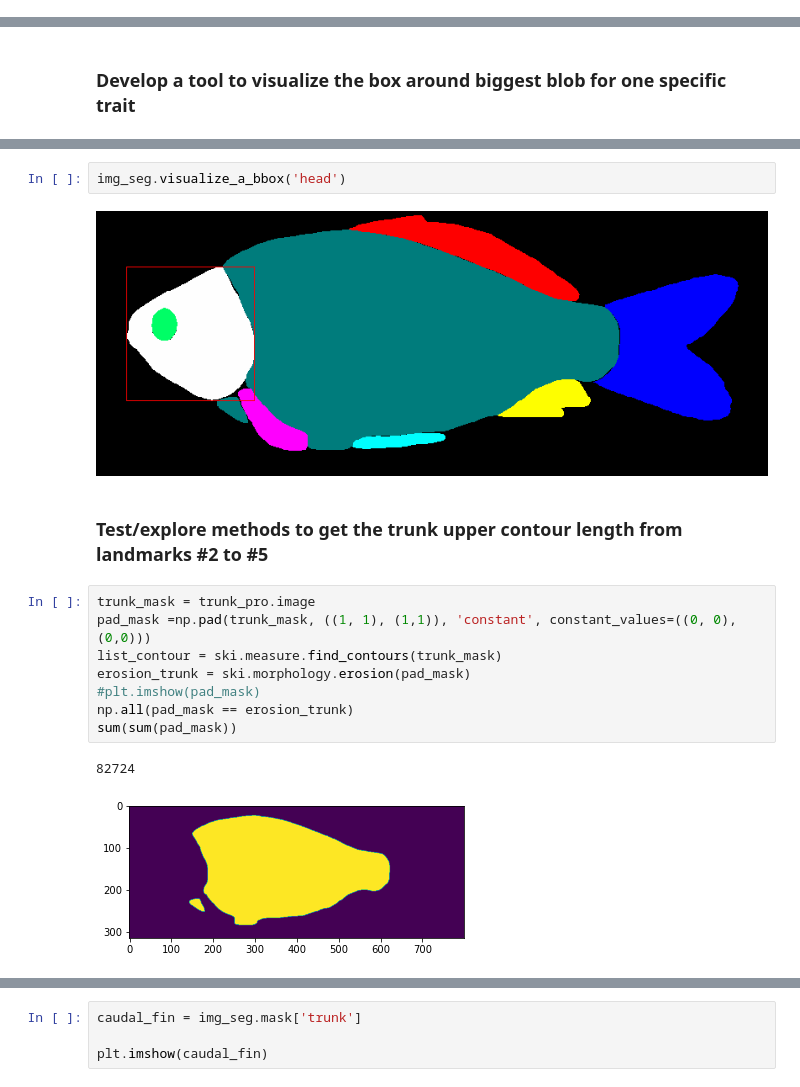
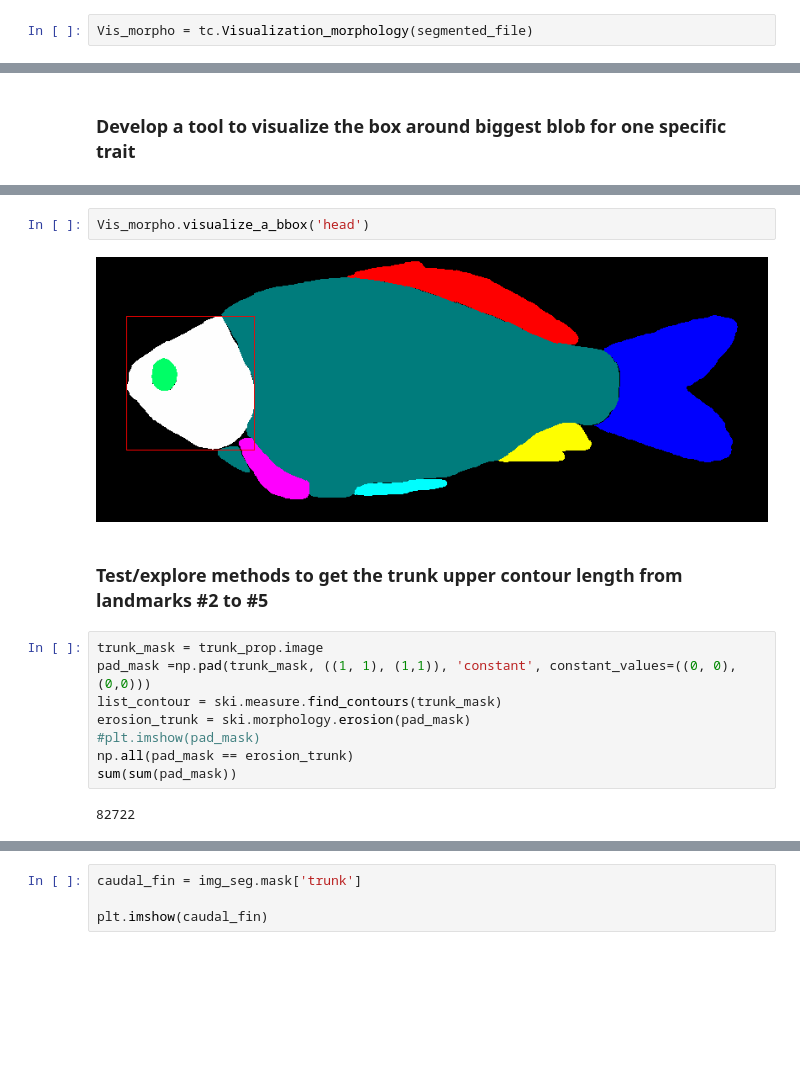
Before and after one commit to hdr-bgnn/Morphology-analysis, a Jupyter notebook: Scripts/Morphology_dev.ipynb, the cells around one changed output, grey strips where cells are left out. Drawn from its saved outputs; the diff is of its cells as text; blank space fills up the shorter version.

```diff
--- a/Scripts/Morphology_dev.ipynb
+++ b/Scripts/Morphology_dev.ipynb
@@ -51,0 +85,2 @@ img_landmark = img_seg.visualize_landmark()
+# %%
+Vis_morpho = tc.Visualization_morphology(segmented_file)
@@ -349,11 +258,11 @@ img
 # %%
-img_seg.visualize_a_bbox('head')
+Vis_morpho.visualize_a_bbox('head')
 # %% [output]
-[figure, old version]
+[figure, new version]
 # %% [markdown]
 ### Test/explore methods to get the trunk upper contour length from landmarks #2 to #5
 # %%
-trunk_mask = trunk_pro.image
+trunk_mask = trunk_prop.image
 pad_mask =np.pad(trunk_mask, ((1, 1), (1,1)), 'constant', constant_values=((0, 0),(0,0)))
 list_contour = ski.measure.find_contours(trunk_mask)
 erosion_trunk = ski.morphology.erosion(pad_mask)
@@ -361,8 +270,7 @@ erosion_trunk = ski.morphology.erosion(pad_mask)
 np.all(pad_mask == erosion_trunk)
 sum(sum(pad_mask))
 # %% [output]
-82724
+82722
-[figure, removed]
 # %%
 print(pad_mask.shape)
 print( trunk_mask.shape)
```
Also changed, not shown: parts of 96 cells of this notebook.
